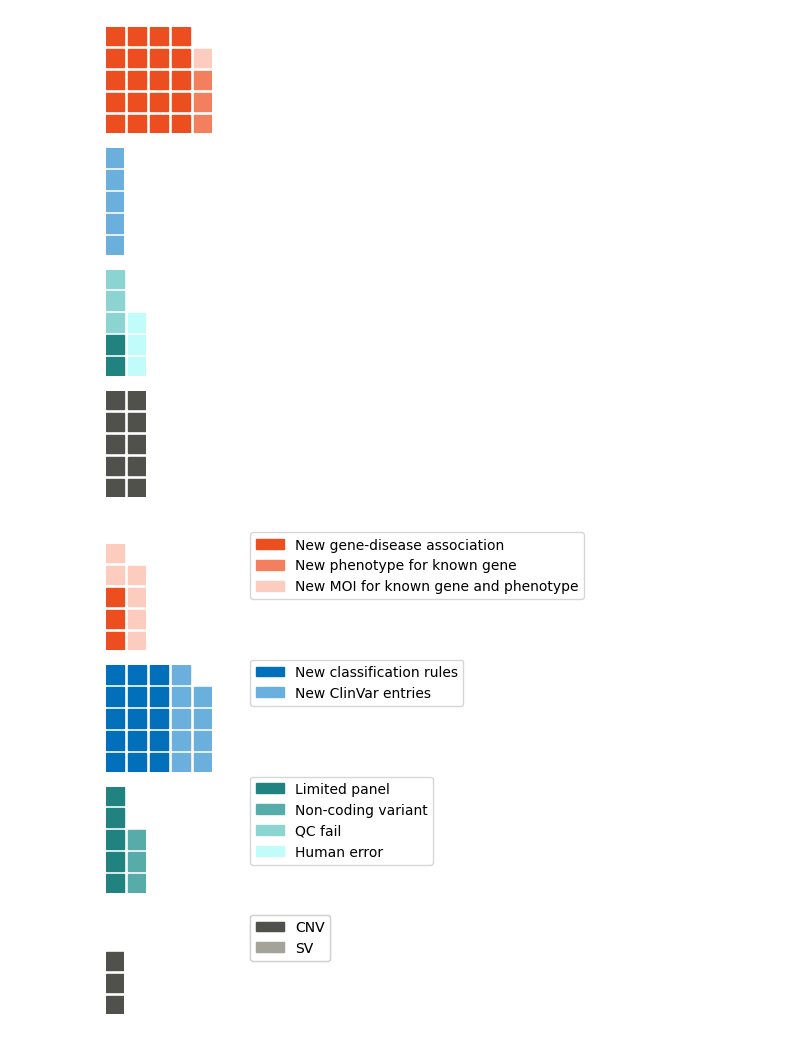
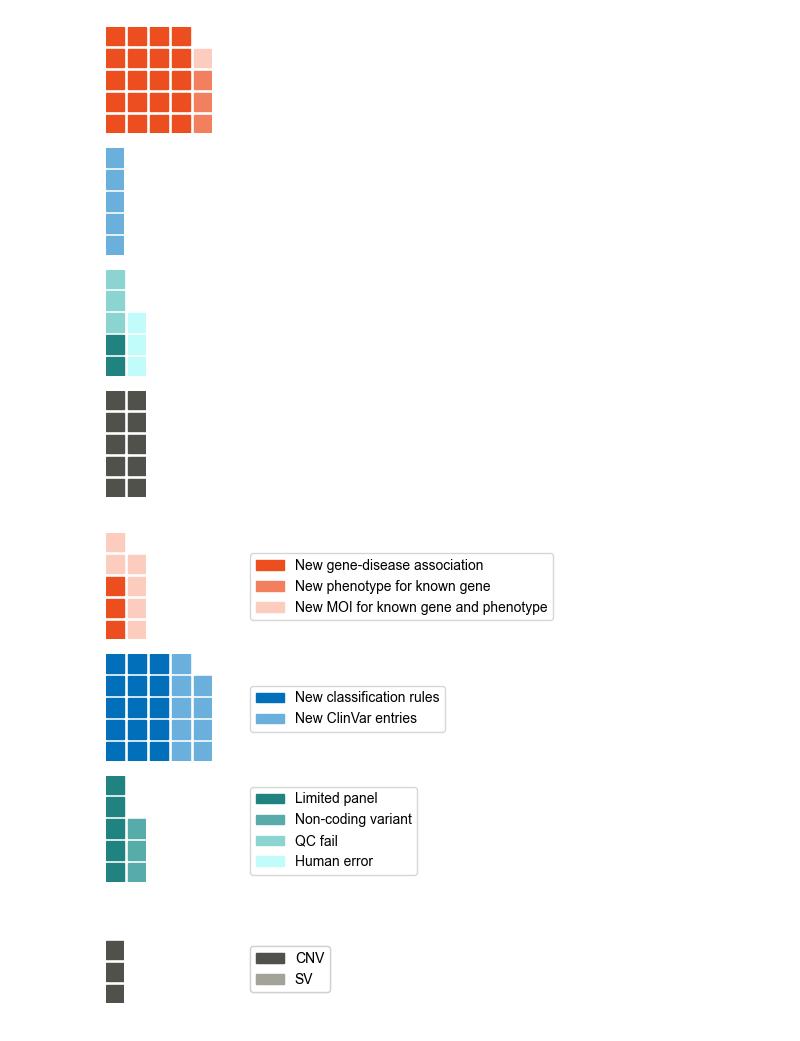
Before and after one commit to populationgenomics/talos_manuscript, a Jupyter notebook: Analyses/Jupyter_notebooks/Figure4_panel2.ipynb, the cells around one changed output. Drawn from its saved outputs; the diff is of its cells as text; code cells hidden in the pictures.

```diff
--- a/Analyses/Jupyter_notebooks/Figure4_panel2.ipynb
+++ b/Analyses/Jupyter_notebooks/Figure4_panel2.ipynb
@@ -10,6 +10,9 @@ from pywaffle import Waffle
 data_r = pd.read_csv('../../Data/Fig4/Fig4_panel2_Data01.csv', header=0, index_col=0)
 data= data_r.T
 solve_data = data.sum(axis='columns').to_dict()
+
+# Set the default font to Arial
+plt.rcParams['font.family'] = 'Arial'
 
 colors_list = ['#EC4E20',
         '#F2805F',
@@ -234,38 +237,38 @@ fig = plt.figure(
             #'title': {'label': 'Missed in original analysis', 'loc': 'left', 'fontsize': 12}
         },
         414: {
             'values': data['CNV/SV'],
             #'title': {'label': 'CNV/SV', 'loc': 'left', 'fontsize': 12}
         },
     },
     rows=5,
     colors=colors_list,
     rounding_rule='ceil',
     figsize=(5, 5)
 )
 
 import matplotlib.patches as mpatches
 import matplotlib.pyplot as plt
 
 patches = []
 for x in range(len(solve_data)):
     patches.append(mpatches.Patch(color=colors_list[x], label=list(solve_data.keys())[x]))
 plt.legend(handles=patches, bbox_to_anchor=(3,2), loc="lower left")
 
-legend1 = plt.legend(handles=patches[0:3], bbox_to_anchor=(7.5,4.6), loc="upper left")
-legend2 = plt.legend(handles=patches[3:5], bbox_to_anchor=(7.5,3.4), loc="upper left")
-legend3 = plt.legend(handles=patches[5:9], bbox_to_anchor=(7.5,2.3), loc="upper left")
-legend4 = plt.legend(handles=patches[9:11], bbox_to_anchor=(7.5,1.0), loc="upper left")
+legend1 = plt.legend(handles=patches[0:3], bbox_to_anchor=(7.5,4.3), loc="upper left")
+legend2 = plt.legend(handles=patches[3:5], bbox_to_anchor=(7.5,3.05), loc="upper left")
+legend3 = plt.legend(handles=patches[5:9], bbox_to_anchor=(7.5,2.1), loc="upper left")
+legend4 = plt.legend(handles=patches[9:11], bbox_to_anchor=(7.5,0.6), loc="upper left")
 fig.add_artist(legend1)
 fig.add_artist(legend2)
 fig.add_artist(legend3)
 fig.add_artist(legend4)
 
 
 # fig.suptitle('New Diagnoses by Type', fontsize=14, fontweight='bold')
 fig.savefig('../../Figures/Fig4/Fig4_panel2_Cardiac.png')
 # %% [output]
-[figure, old version]
+[figure, new version]
 # %%
 import matplotlib.pyplot as plt
 import matplotlib.image as mpimg
```
Also changed, not shown: parts of 2 cells of this notebook, 9 other files.
